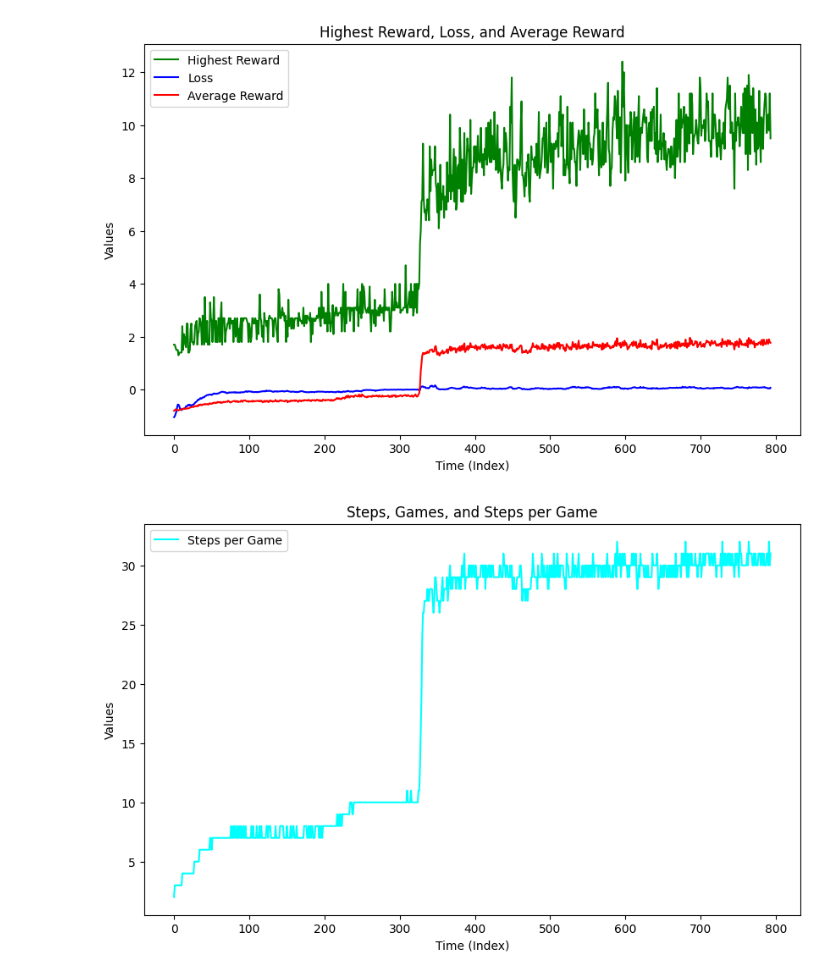
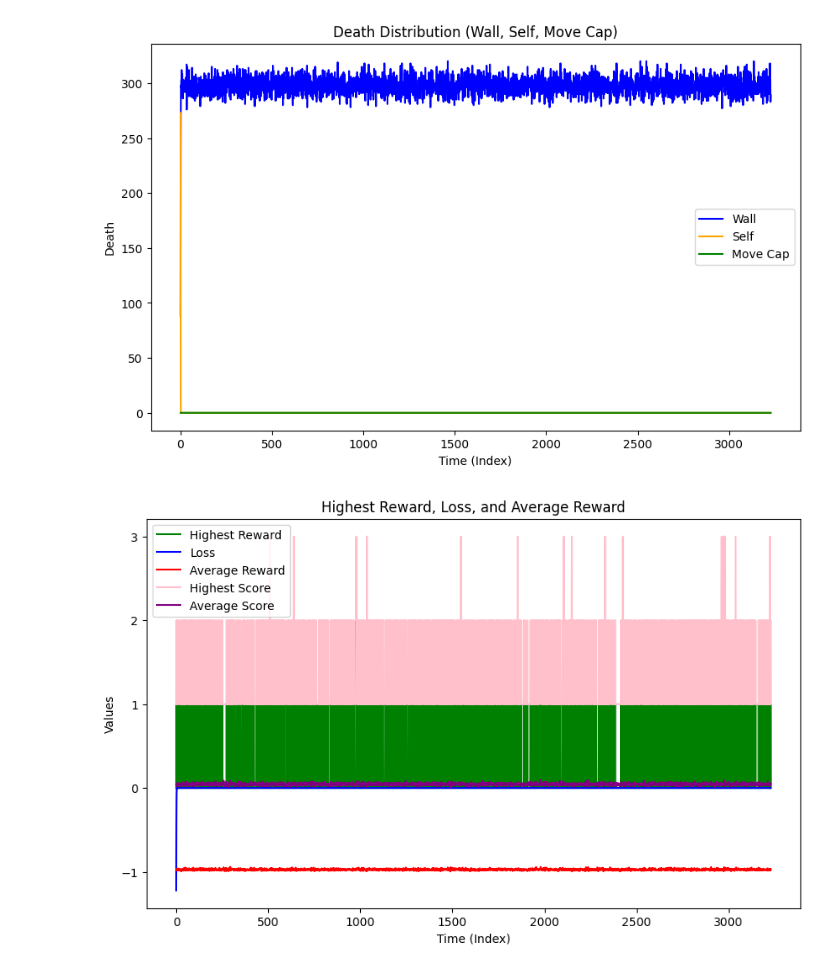
Before and after one commit to conner-replogle/snake_rust, a Jupyter notebook: data_vis.ipynb, the cells around one changed output. Cells and saved outputs as stored; diff of their text form; code cells hidden in the pictures.

```diff
--- a/data_vis.ipynb
+++ b/data_vis.ipynb
@@ -27,11 +27,33 @@ def parse_and_visualize_csv(file_path):
     plt.legend()
     plt.show()
 
+
+    plt.figure(figsize=(10, 6))
+
+    # Plot line graph for left, right, up, down
+    plt.plot(df.index, df['death_by_wall'], label='Wall', color='blue')
+    plt.plot(df.index, df['death_by_self'], label='Self', color='orange')
+    plt.plot(df.index, df['death_wasted_moves'], label='Move Cap', color='green')
+
+    # Adding labels and title
+    plt.xlabel('Time (Index)')
+    plt.ylabel('Death')
+    plt.title('Death Distribution (Wall, Self, Move Cap)')
+    plt.legend()
+    plt.show()
+
     # 2. Plot highest reward, loss, and average reward over time (or index)
     plt.figure(figsize=(10, 6))
     plt.plot(df.index, df['highest_reward'], label='Highest Reward', color='green')
     plt.plot(df.index, df['loss'], label='Loss', color='blue')
     plt.plot(df.index, df['average_reward'], label='Average Reward', color='red')
+    plt.plot(df.index, df['max_score'], label='Highest Score', color='pink')
+    plt.plot(df.index, df['avg_score'], label='Average Score', color='purple')
+
+
+
+        # 2. Plot highest reward, loss, and average reward over time (or index)
+
 
     # Adding labels and title
     plt.xlabel('Time (Index)')
@@ -52,5 +74,5 @@ def parse_and_visualize_csv(file_path):
     plt.show()
 
 # Example usage
-parse_and_visualize_csv('models/baseline_no_decay/train_log.csv')
+parse_and_visualize_csv('models/baseline_default_big/train_log.csv')
 # %% [output]
@@ -58,2 +80,2 @@ parse_and_visualize_csv('models/baseline_no_decay/train_log.csv')
-[figure, old version]
+[figure, new version]
-[figure, old version]
+[figure, new version]
```
Also changed, not shown: parts of 1 cell of this notebook, 26 other files.
